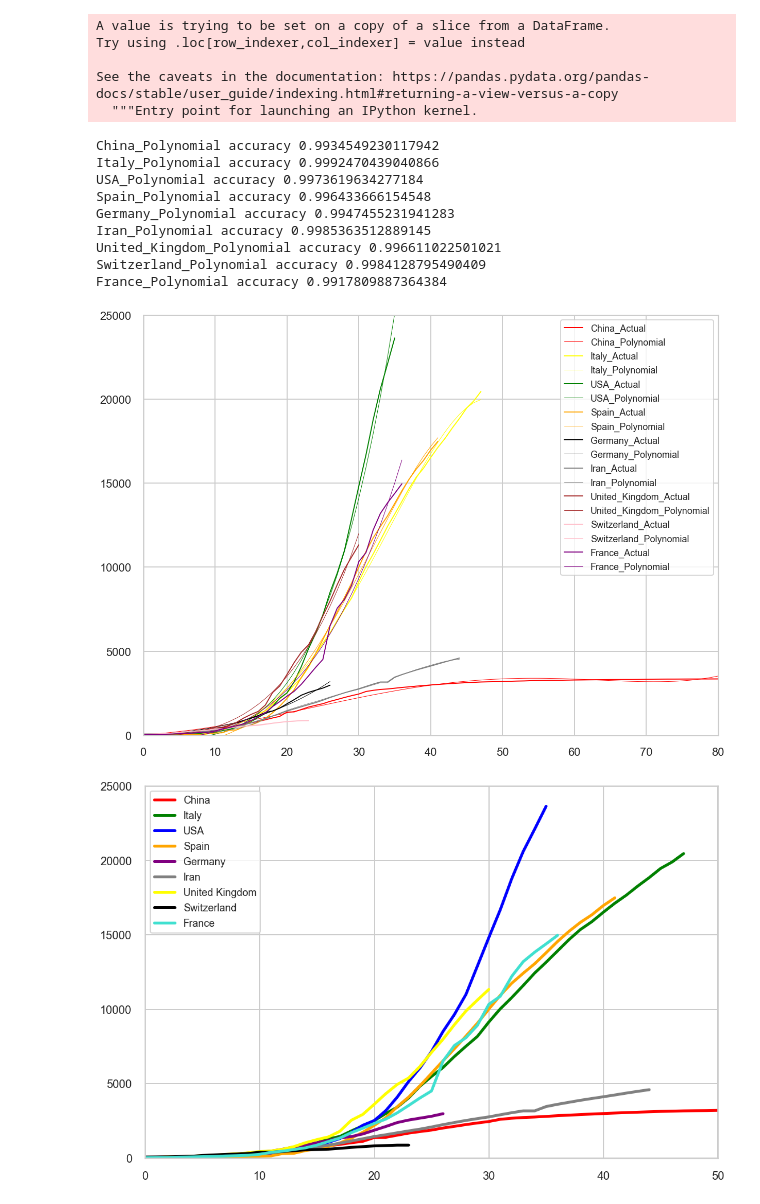
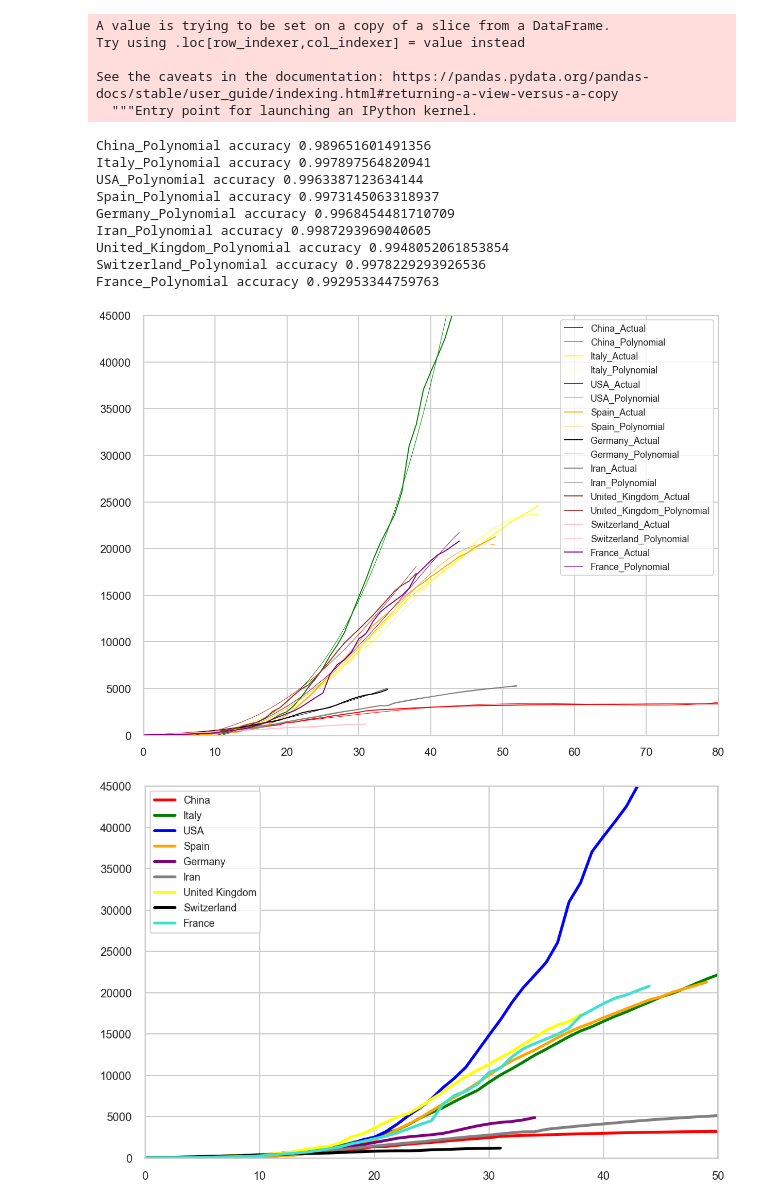
Before and after one commit to CYPRIOTACE/COVID-19-Analysis, a Jupyter notebook: COVID-19 cases analysis-checkpoint.ipynb, the cells around one changed output. Cells and saved outputs as stored; diff of their text form; code cells hidden in the pictures.

```diff
--- a/COVID-19 cases analysis-checkpoint.ipynb
+++ b/COVID-19 cases analysis-checkpoint.ipynb
@@ -25,7 +25,7 @@ from pandas import ExcelFile
 import pandas as pd
 import matplotlib.pyplot as plt
 
-df = pd.read_excel("COVID-19-geographic-disbtribution-worldwide-2020-04-14.xlsx")
+df = pd.read_excel("COVID-19-geographic-disbtribution-worldwide-2020-04-22.xlsx")
 
 print("Column headings:")
 print(df.columns)
@@ -799,34 +799,34 @@ ax.plot(Francex1-45, y_pred, color="purple", label="France_Polynomial", linewidt
 print('France_Polynomial accuracy',r2_score(Francey1, y_pred))
 
 plt.legend(loc="upper right", frameon=True, fontsize=18)
-plt.axis([0,80,0,25000])
+plt.axis([0,80,0,45000])
 plt.rc('xtick', labelsize=20)
 plt.rc('ytick', labelsize=20)
 # %% [output]
-China_Polynomial accuracy 0.9934549230117942
-Italy_Polynomial accuracy 0.9992470439040866
-USA_Polynomial accuracy 0.9973619634277184
-Spain_Polynomial accuracy 0.996433666154548
-Germany_Polynomial accuracy 0.9947455231941283
-Iran_Polynomial accuracy 0.9985363512889145
-United_Kingdom_Polynomial accuracy 0.996611022501021
-Switzerland_Polynomial accuracy 0.9984128795490409
-France_Polynomial accuracy 0.9917809887364384
+China_Polynomial accuracy 0.989651601491356
+Italy_Polynomial accuracy 0.997897564820941
+USA_Polynomial accuracy 0.9963387123634144
+Spain_Polynomial accuracy 0.9973145063318937
+Germany_Polynomial accuracy 0.9968454481710709
+Iran_Polynomial accuracy 0.9987293969040605
+United_Kingdom_Polynomial accuracy 0.9948052061853854
+Switzerland_Polynomial accuracy 0.9978229293926536
+France_Polynomial accuracy 0.992953344759763
-[figure, old version]
+[figure, new version]
 # %%
 fig, ax = plt.subplots(1, figsize=(18, 12))
 ax.plot(x1+25-50, y1, color="red", label="China", linewidth=5)
 ax.plot(Italyx1+22-50, Italyy1, color="green", label="Italy", linewidth=5)
 ax.plot(USAx1-50, USAy1, color="blue", label="USA", linewidth=5)
 ax.plot(Spainx1-33, Spainy1, color="orange", label="Spain", linewidth=5)
 ax.plot(Germanyx1-52, Germanyy1, color="purple", label="Germany", linewidth=5)
 ax.plot(Iranx1-11, Irany1, color="grey", label="Iran", linewidth=5)
 ax.plot(United_Kingdomx1-45, United_Kingdomy1, color="yellow", label="United Kingdom", linewidth=5)
 ax.plot(Switzerlandx1-26, Switzerlandy1, color="black", label="Switzerland", linewidth=5)
 ax.plot(Francex1-45, Francey1, color="Turquoise", label="France", linewidth=5)
 plt.legend(loc="upper left", frameon=True, fontsize=18)
-plt.axis([0,50,0,25000])
+plt.axis([0,50,0,45000])
 plt.rc('xtick', labelsize=15)
 plt.rc('ytick', labelsize=15)
 # %% [output]
-[figure, old version]
+[figure, new version]
```
Also changed, not shown: parts of 23 cells of this notebook.
